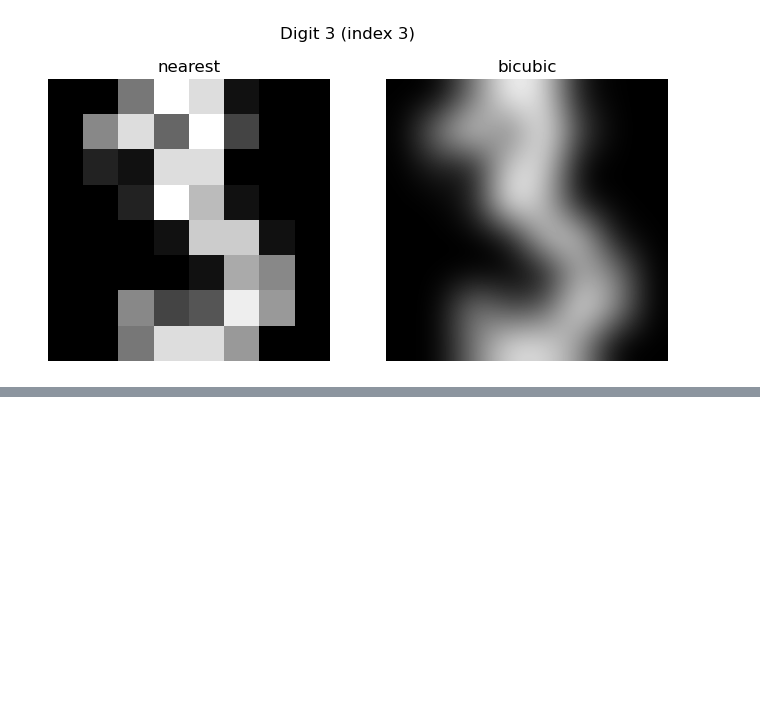
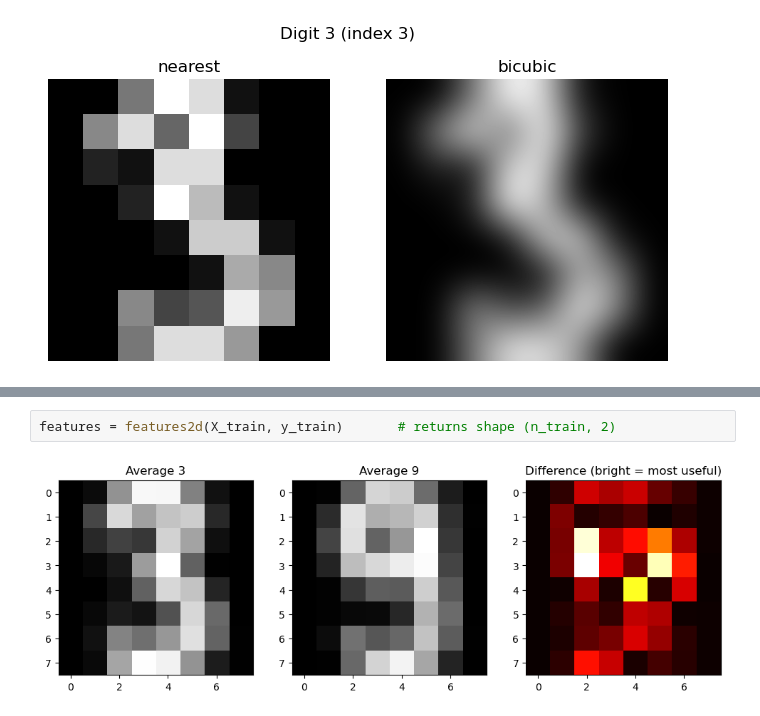
Before and after one commit to binyamolango/machine_learning_essentials, a Jupyter notebook: linear-classifiers.ipynb, the cells around one changed output, grey strips where cells are left out. Drawn from its saved outputs; the diff is of its cells as text; blank space fills up the shorter version.

```diff
--- a/linear-classifiers.ipynb
+++ b/linear-classifiers.ipynb
@@ -71,0 +121,4 @@ Images size: (1797, 8, 8)
+# %%
+features = features2d(X_train, y_train)       # returns shape (n_train, 2)
+# %% [output]
+[figure, added]
```
Also changed, not shown: parts of 2 cells of this notebook, 1 other file.
